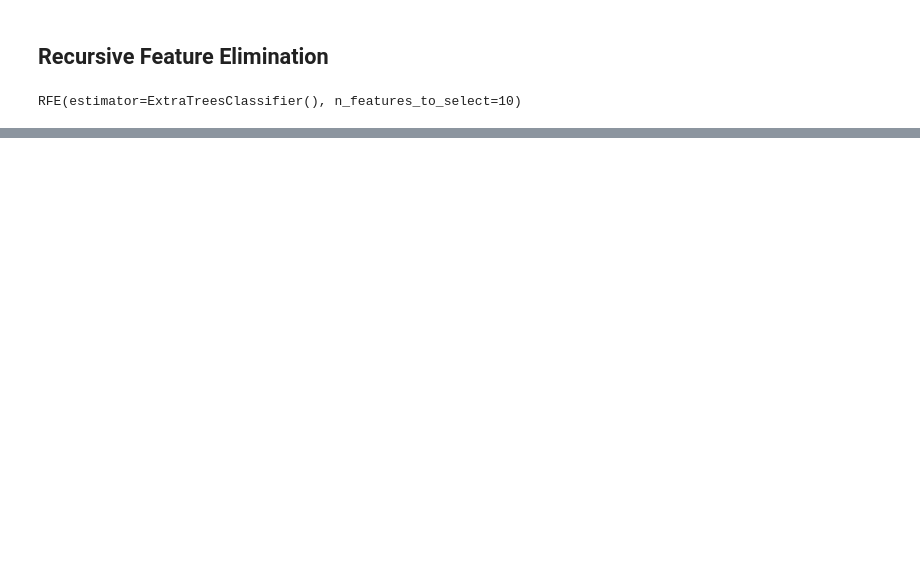
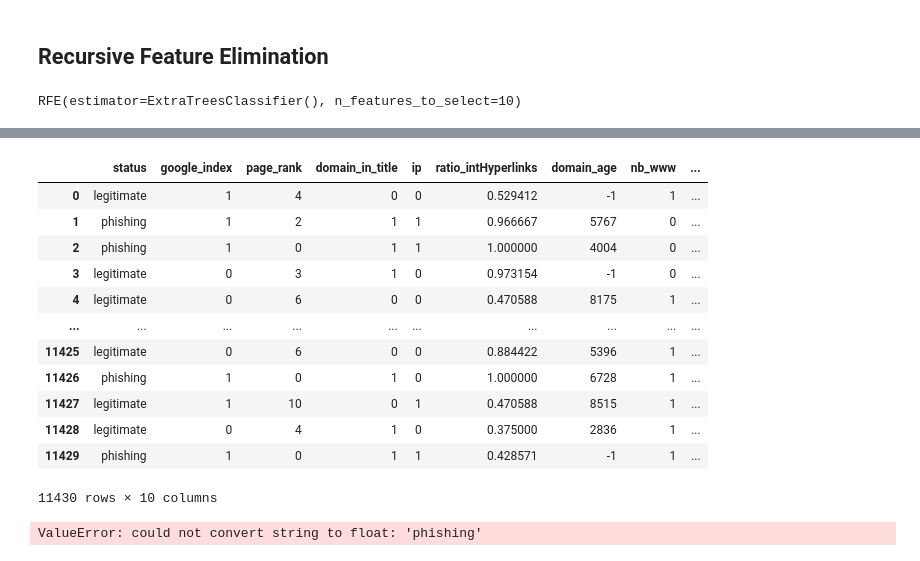
Before and after one commit to petercvuong/Phishing-Detector-Capstone, a Jupyter notebook: Phishing Project Notebook.ipynb, the cells around one changed output, grey strips where cells are left out. Cells and saved outputs as stored; diff of their text form; code cells hidden in the pictures; blank space fills up the shorter version.

```diff
--- a/Phishing Project Notebook.ipynb
+++ b/Phishing Project Notebook.ipynb
@@ -405,0 +533,25 @@ important_features = ['length_hostname', 'nb_space', 'avg_words_raw', 'domain_in
+# %%
+rfeX = df[listtopfeatures]
+
+rfeX
+# %% [output]
+|  | status | google_index | page_rank | domain_in_title | ip | ratio_intHyperlinks | domain_age | nb_www | ... |
+| 0 | legitimate | 1 | 4 | 0 | 0 | 0.529412 | -1 | 1 | ... |
+| 1 | phishing | 1 | 2 | 1 | 1 | 0.966667 | 5767 | 0 | ... |
+| 2 | phishing | 1 | 0 | 1 | 1 | 1.000000 | 4004 | 0 | ... |
+| 3 | legitimate | 0 | 3 | 1 | 0 | 0.973154 | -1 | 0 | ... |
+| 4 | legitimate | 0 | 6 | 0 | 0 | 0.470588 | 8175 | 1 | ... |
+| ... | ... | ... | ... | ... | ... | ... | ... | ... | ... |
+| 11425 | legitimate | 0 | 6 | 0 | 0 | 0.884422 | 5396 | 1 | ... |
+| 11426 | phishing | 1 | 0 | 1 | 0 | 1.000000 | 6728 | 1 | ... |
+| 11427 | legitimate | 1 | 10 | 0 | 1 | 0.470588 | 8515 | 1 | ... |
+| 11428 | legitimate | 0 | 4 | 1 | 0 | 0.375000 | 2836 | 1 | ... |
+| 11429 | phishing | 1 | 0 | 1 | 1 | 0.428571 | -1 | 1 | ... |
+11430 rows × 10 columns
+# %%
+X2_train, X2_test, y2_train, y2_test = train_test_split(rfeX, y, random_state = 42)
+lrpipe.fit(X2_train, y2_train)
+lr_pipe_preds = lrpipe.predict(X2_train)
+score_matrix_printer(lrpipe, X2_train, y2_train, X2_test, y2_test)
+# %% [output]
+ValueError: could not convert string to float: 'phishing'
```
Also changed, not shown: parts of 33 cells of this notebook, 2 other files.
